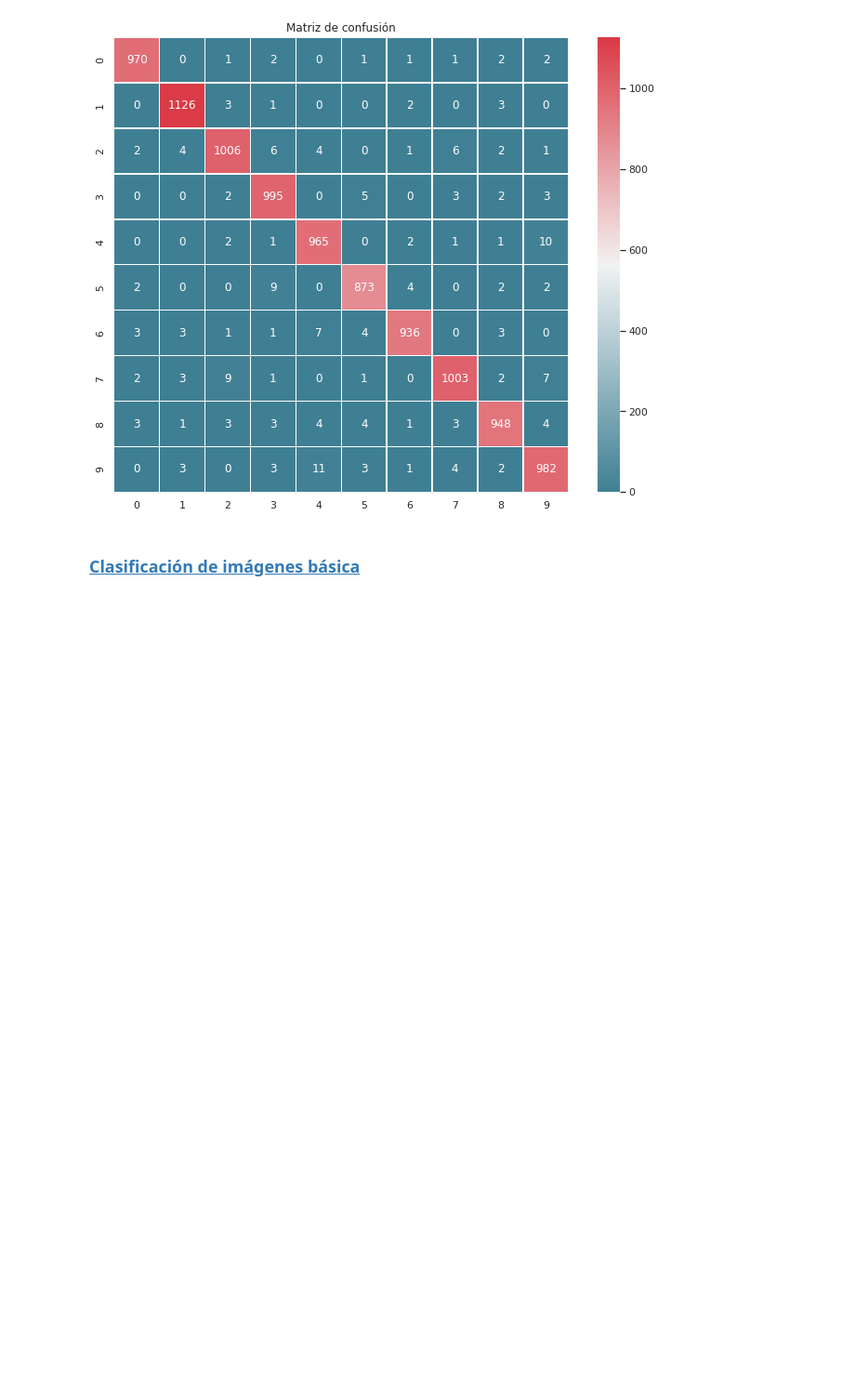
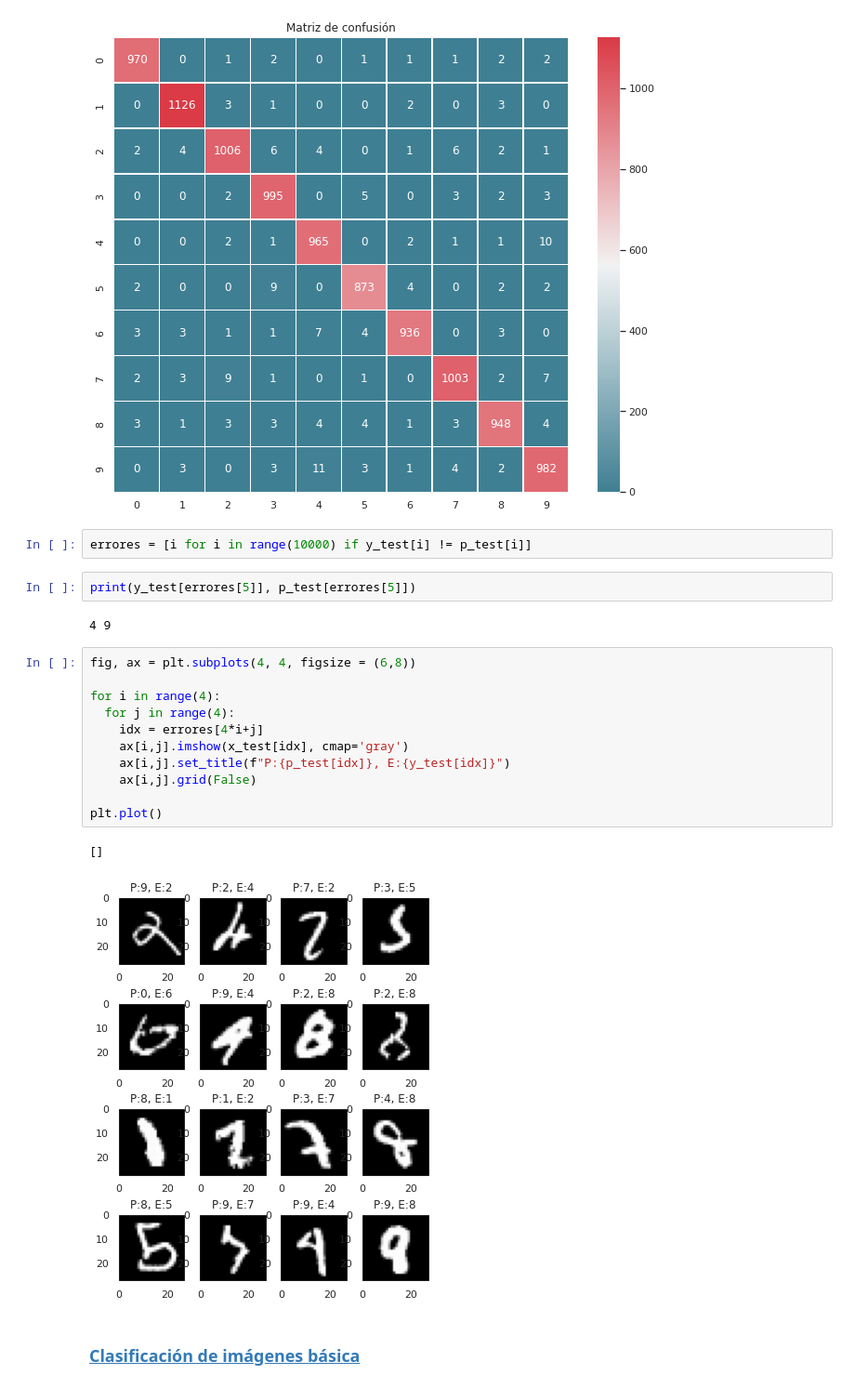
Before and after one commit to manuel-suarez/curso_itc_nn, a Jupyter notebook: Día_4_Redes_Neuronales_con_TensorFlow.ipynb, the cells around one changed output. Shown at 93% size. Drawn from its saved outputs; the diff is of its cells as text; blank space fills up the shorter version.

```diff
--- a/Día_4_Redes_Neuronales_con_TensorFlow.ipynb
+++ b/Día_4_Redes_Neuronales_con_TensorFlow.ipynb
@@ -179,5 +179,25 @@ ax.set_title('Matriz de confusión')
 plt.show()
 # %% [output]
 [figure]
+# %%
+errores = [i for i in range(10000) if y_test[i] != p_test[i]]
+# %%
+print(y_test[errores[5]], p_test[errores[5]])
+# %% [output]
+4 9
+# %%
+fig, ax = plt.subplots(4, 4, figsize = (6,8))
+
+for i in range(4):
+  for j in range(4):
+    idx = errores[4*i+j]
+    ax[i,j].imshow(x_test[idx], cmap='gray')
+    ax[i,j].set_title(f"P:{p_test[idx]}, E:{y_test[idx]}")
+    ax[i,j].grid(False)
+
+plt.plot()
+# %% [output]
+[]
+[figure, added]
 # %% [markdown]
 ### [Clasificación de imágenes básica](https://www.tensorflow.org/tutorials/keras/classification)
```
Also changed, not shown: parts of 44 cells of this notebook.
